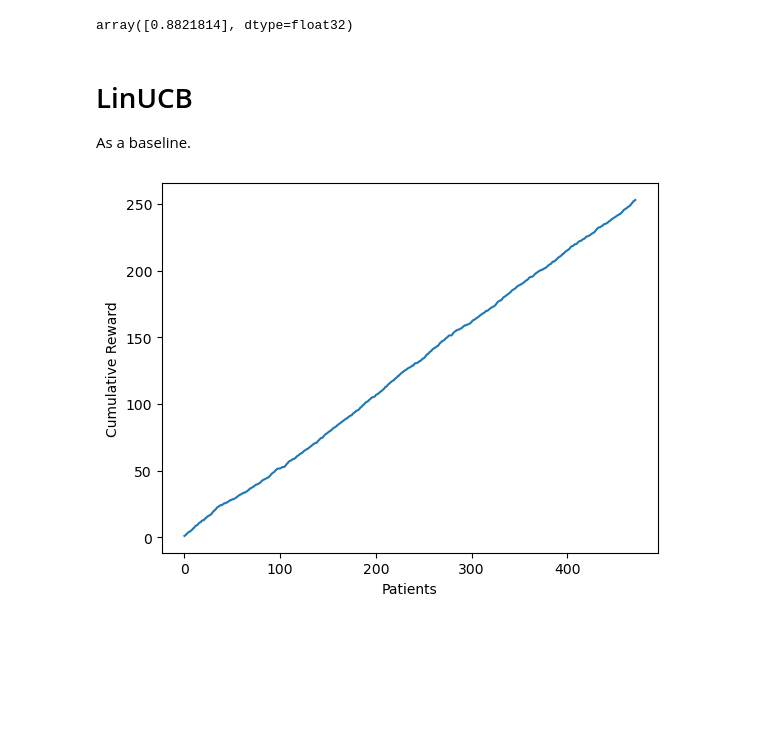
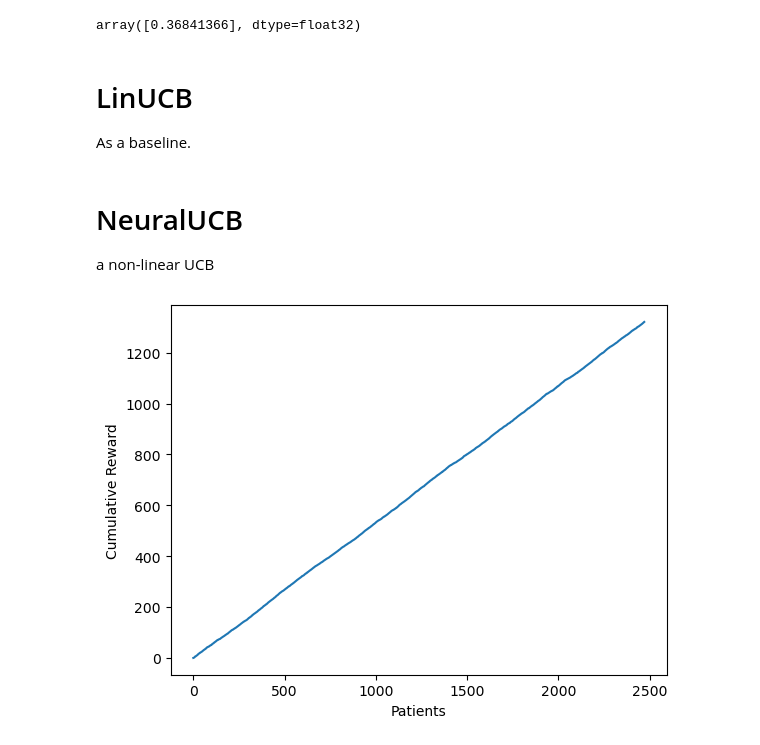
Before and after one commit to maja-jablonska/stroke-bandits, a Jupyter notebook: bandit.ipynb, the cells around one changed output. Drawn from its saved outputs; the diff is of its cells as text; code cells hidden in the pictures; blank space fills up the shorter version.

Commit message:
Added a NeuralUCB

```diff
--- a/bandit.ipynb
+++ b/bandit.ipynb
@@ -8,7 +7,7 @@ import pandas as pd
 offline_placebo_model = joblib.load("rewarder/placebo_ohs6_predictor.pkl")
 offline_treatment_model = joblib.load("rewarder/treat_ohs6_predictor.pkl")
 # %%
-df = pd.read_csv('data/stroke_data_2000.csv')
+df = pd.read_csv('action_reward_context_combined_processed.csv')
 # %%
 df.head()
 # %% [output]
@@ -21,7 +20,6 @@ df.head()
 5 rows × 63 columns
 # %%
 import pandas as pd
-df = pd.read_csv('data/stroke_data_2000.csv')
 
 context = df.drop(columns=['ohs6', 'treatment']).values.astype(float)
 action = df['treatment'].values.astype(float)
@@ -36,7 +34,7 @@ import torch
 
 offline_placebo_model.predict(np.concatenate([[action[0]], context[0]]).reshape(1, -1))
 # %% [output]
-array([0.8821814], dtype=float32)
+array([0.36841366], dtype=float32)
 # %% [markdown]
 # LinUCB
 
@@ -91,3 +89,15 @@ for policy, policy_name in zip([lin_ucb_policy], ['LinUCB']):
         "cumulative_reward": cumulative_reward,
         "cumulative_rewards": cumulative_rewards
     }
+# %% [markdown]
+# NeuralUCB
+
+a non-linear UCB
+# %%
+neural_ucb = NeuralUCB(context_dim=61, l2=1.0, hidden=(64, 32), lr=1e-3, device='cpu')
+
+context = torch.tensor(df.drop(columns=['ohs6', 'treatment']).values.astype(float))
+action = torch.tensor(df['treatment'].values.astype(float))
+reward = torch.tensor(df['ohs6'].values.astype(float))
+
+data_stream = list(zip(context, action, reward))
@@ -94,9 +158,9 @@ for policy, policy_name in zip([lin_ucb_policy], ['LinUCB']):
 # %%
 import matplotlib.pyplot as plt
 
-plt.plot(results['LinUCB']['cumulative_rewards'])
+plt.plot(results['NeuralUCB']['cumulative_rewards'])
 plt.gca().set_ylabel('Cumulative Reward')
 plt.gca().set_xlabel('Patients')
 plt.show()
 # %% [output]
-[figure, old version]
+[figure, new version]
```
Also changed, not shown: parts of 3 cells of this notebook, 1 other file.
